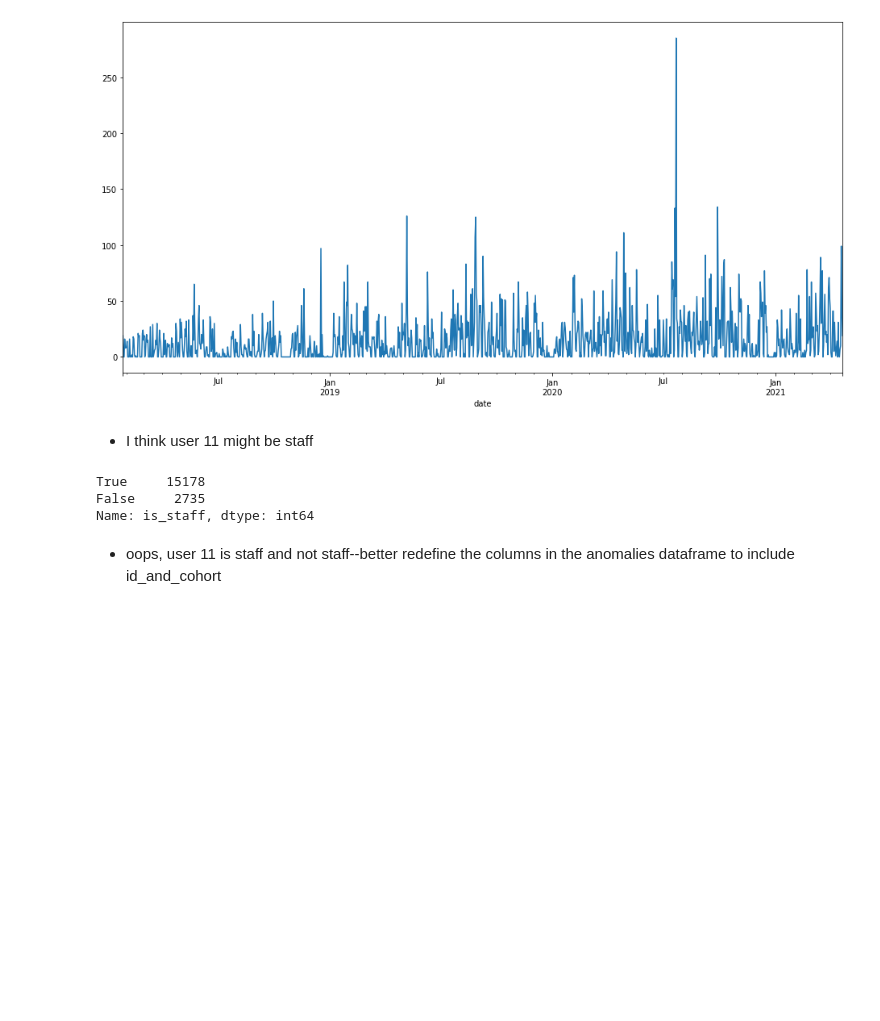
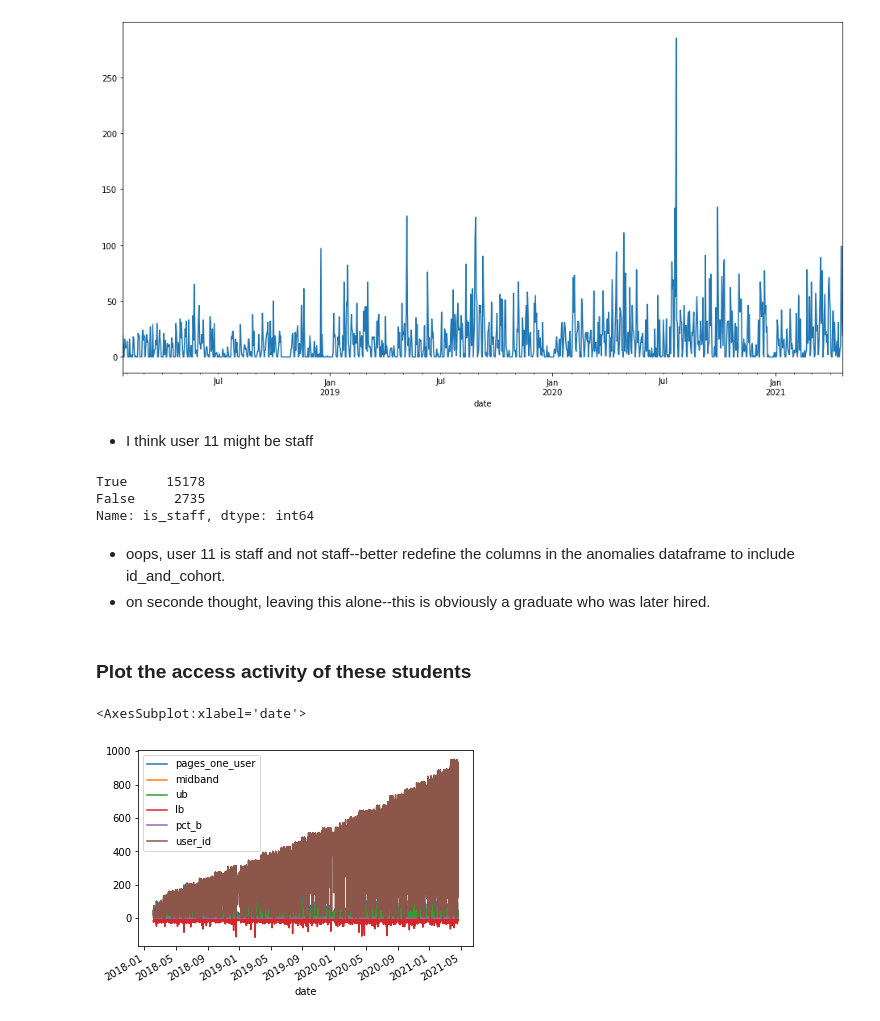
Before and after one commit to brianclements03/anomoly_detection, a Jupyter notebook: time_series_anomaly_detection.ipynb, the cells around one changed output. Saved outputs shown, nothing was run; the diff lists cells and outputs as text; code cells hidden in the pictures; blank space fills up the shorter version.

```diff
--- a/time_series_anomaly_detection.ipynb
+++ b/time_series_anomaly_detection.ipynb
@@ -481,4 +455,12 @@ True     15178
 False     2735
 Name: is_staff, dtype: int64
 # %% [markdown]
-- oops, user 11 is staff and not staff--better redefine the columns in the anomalies dataframe to include id_and_cohort
+- oops, user 11 is staff and not staff--better redefine the columns in the anomalies dataframe to include id_and_cohort.
+- on seconde thought, leaving this alone--this is obviously a graduate who was later hired.
+# %% [markdown]
+### Plot the access activity of these students
+# %%
+anomalies.sort_values(by='pages_one_user', ascending=False).plot()
+# %% [output]
+<AxesSubplot:xlabel='date'>
+[figure, added]
```
Also changed, not shown: parts of 16 cells of this notebook, 1 other file.
